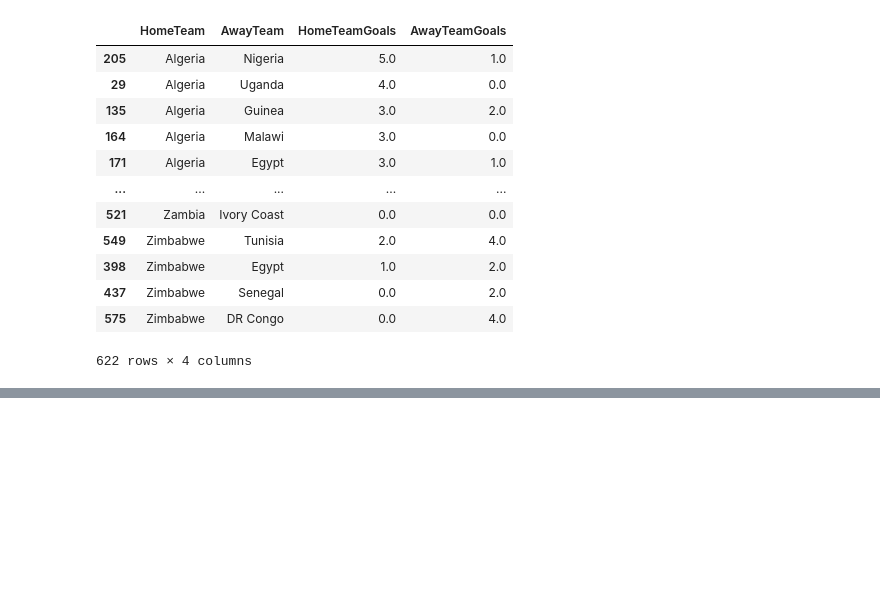
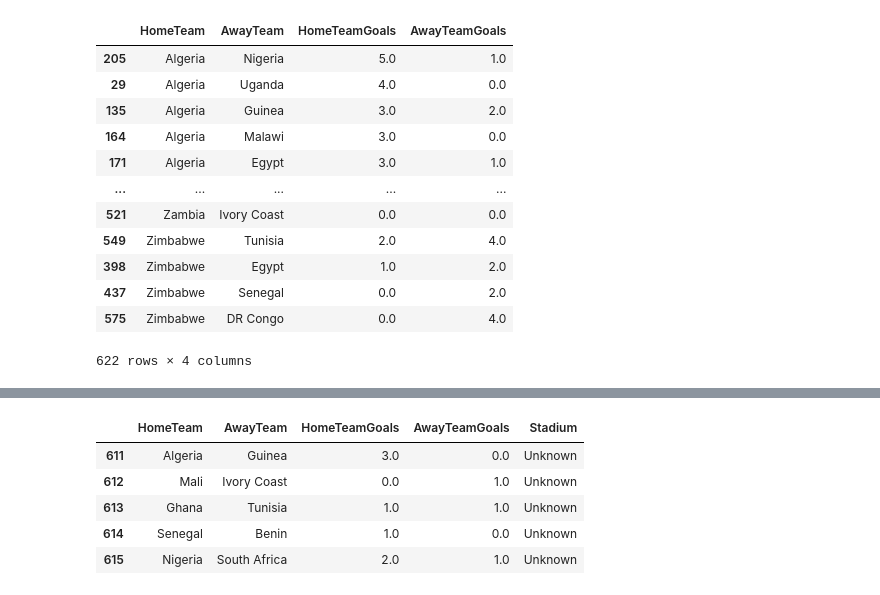
Before and after one commit to rugambwagloria/Rugambwa_Gloria, a Jupyter notebook: LEARNINGDATA-SCIENCE/DATA ANALYSIS WITH PANDAS/AfricaCupOfNations.ipynb, the cells around one changed output, grey strips where cells are left out. Cells and saved outputs as stored; diff of their text form; code cells hidden in the pictures; blank space fills up the shorter version.

```diff
--- a/LEARNINGDATA-SCIENCE/DATA ANALYSIS WITH PANDAS/AfricaCupOfNations.ipynb
+++ b/LEARNINGDATA-SCIENCE/DATA ANALYSIS WITH PANDAS/AfricaCupOfNations.ipynb
@@ -110,0 +170,14 @@ sorted_df
+# %%
+#convert datatypefrom int to float
+df['AwayTeamGoals'] = df['AwayTeamGoals'].astype(float)
+# %%
+#remove the last 10 rows from data frame
+new_df= df.iloc[:-10]
+new_df.tail()
+# %% [output]
+|  | HomeTeam | AwayTeam | HomeTeamGoals | AwayTeamGoals | Stadium |
+| 611 | Algeria | Guinea | 3.0 | 0.0 | Unknown |
+| 612 | Mali | Ivory Coast | 0.0 | 1.0 | Unknown |
+| 613 | Ghana | Tunisia | 1.0 | 1.0 | Unknown |
+| 614 | Senegal | Benin | 1.0 | 0.0 | Unknown |
+| 615 | Nigeria | South Africa | 2.0 | 1.0 | Unknown |
```
Also changed, not shown: parts of 10 cells of this notebook.
